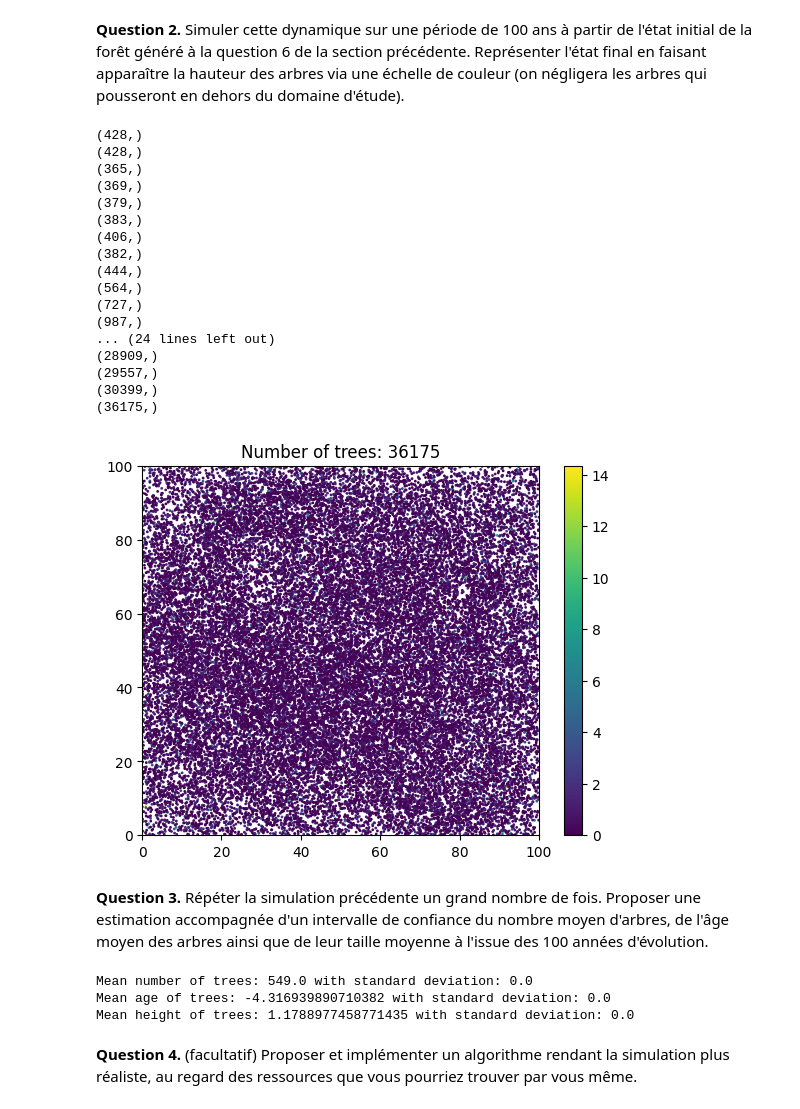
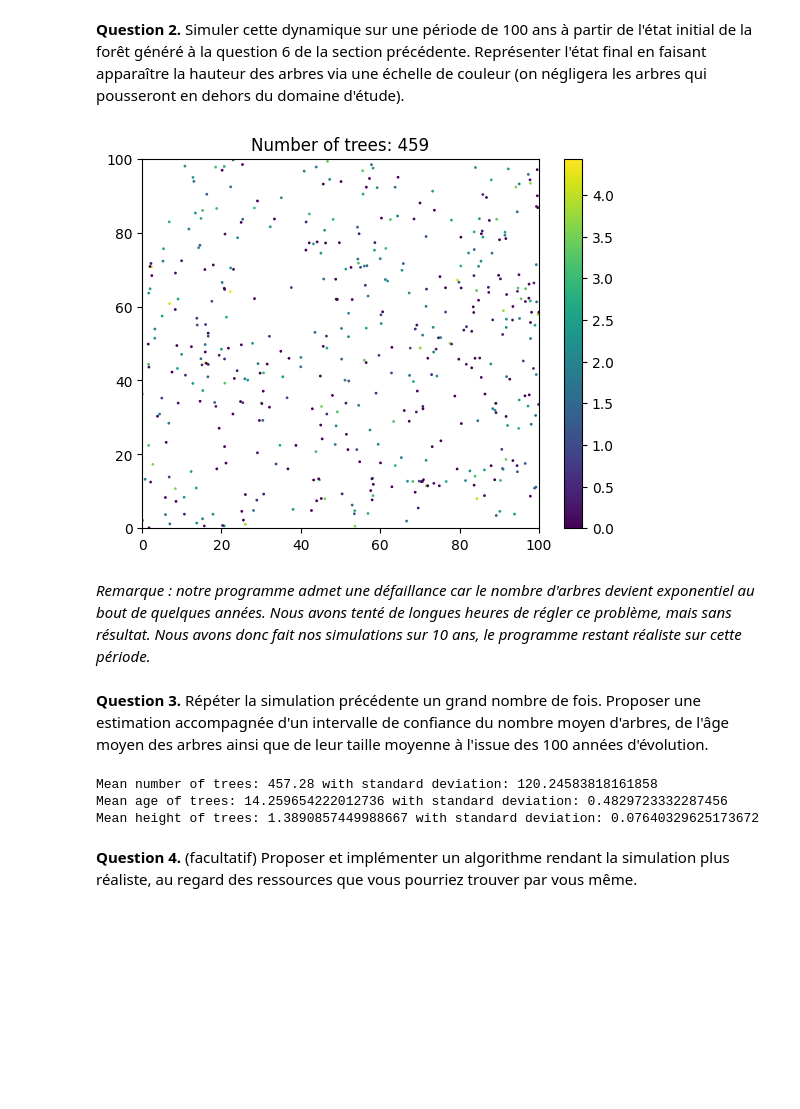
Before and after one commit to bonbonblond/Projet-info, a Jupyter notebook: Proba/Projet Probabilités.ipynb, the cells around one changed output. Cells and saved outputs as stored; diff of their text form; code cells hidden in the pictures; blank space fills up the shorter version.

```diff
--- a/Proba/Projet Probabilités.ipynb
+++ b/Proba/Projet Probabilités.ipynb
@@ -497,7 +497,6 @@ On suppose maintenant que dès qu'un arbre a dépassé les 3m de hauteur, il va
 ## Growth after one year
 def height_2(b, d):
     return np.random.exponential(1 / (4 + b / 2 + 2 * np.exp(-d)))
-
 
 ## Compute distance to closest tree
 def computeMinDist(X):
@@ -536,7 +535,7 @@ def simForest(nbyears, lam, param, pmax):
         d = computeMinDist(X)
 
         ## Add heights
-        h_new = np.array([h[i] + height_2(b, d[i]) for i in range(len(h))])
+        h_new = h + height_2(b, d)
 
         ## Decimate
         if b:
@@ -552,13 +551,14 @@ def simForest(nbyears, lam, param, pmax):
             break
 
         ## Find which trees have just reached 3m
+        mature = np.array([])
         mature = np.bool_(h > 3)
 
         ## Spawn new trees
         for tree in X[mature]:
             N = np.random.poisson(lam)
             # rayon exponentiel
-            new_trees_r = np.random.exponential(1/param, (N, 1))
+            new_trees_r = np.random.exponential(1 / param, (N, 1))
             # angle uniforme
             new_trees_theta = np.random.uniform(0, 2 * np.pi, (N, 1))
             # on convertit en coordonnées cartésiennes et on ajoute la position du parent
@@ -583,58 +583,40 @@ def simForest(nbyears, lam, param, pmax):
         h = h[delete]
         X = X[delete]
 
-        print(np.shape(h))
-
     return X, h
 # %%
 ## Intensity of the offsprings
 lam = 3
 
 ## Parameter of the radius
 param = 1 / 20
 
 ## Maximal probability of decimation
 pmax = 0.15
 
 ## Number of years
-nbyears = 40
+nbyears = 10
 
 ## Generate simulation
 X, h = simForest(nbyears, lam, param, pmax)
 
 ## Plot
 plt.scatter(X[:, 0], X[:, 1], c=h, s=1)
 plt.xlim(0, 100)
 plt.ylim(0, 100)
 plt.colorbar()
 plt.title("Number of trees: " + str(X.shape[0]))
 plt.show()
 # %% [output]
-(428,)
-(428,)
-(365,)
-(369,)
-(379,)
-(383,)
-(406,)
-(382,)
-(444,)
-(564,)
-(727,)
-(987,)
-... (24 lines left out)
-(28909,)
-(29557,)
-(30399,)
-(36175,)
-[figure, old version]
+[figure, new version]
+# %% [markdown]
+*Remarque : notre programme admet une défaillance car le nombre d'arbres devient exponentiel au bout de quelques années. Nous avons tenté de longues heures de régler ce problème, mais sans résultat. Nous avons donc fait nos simulations sur 10 ans, le programme restant réaliste sur cette période.*
 # %% [markdown]
 
 **Question 3.** Répéter la simulation précédente un grand nombre de fois. Proposer une estimation accompagnée d'un intervalle de confiance du nombre moyen d'arbres, de l'âge moyen des arbres ainsi que de leur taille moyenne à l'issue des 100 années d'évolution.
 # %%
 ## Number of simulations
-nbsim = 1
-# Un nombre élevé de simulations prend trop de temps pour que nous l'ayons lancé sur nos ordinateurs.
+nbsim = 100
 
 ## Generate simulations
 Nlist = []
@@ -652,9 +634,9 @@ print("Mean number of trees:", np.mean(Nlist), "with standard deviation:", np.st
 print("Mean age of trees:", np.mean(Agelist), "with standard deviation:", np.std(Agelist))
 print("Mean height of trees:", np.mean(hlist), "with standard deviation:", np.std(hlist))
 # %% [output]
-Mean number of trees: 549.0 with standard deviation: 0.0
-Mean age of trees: -4.316939890710382 with standard deviation: 0.0
-Mean height of trees: 1.1788977458771435 with standard deviation: 0.0
+Mean number of trees: 457.28 with standard deviation: 120.24583818161858
+Mean age of trees: 14.259654222012736 with standard deviation: 0.4829723332287456
+Mean height of trees: 1.3890857449988667 with standard deviation: 0.07640329625173672
 # %% [markdown]
 **Question 4.** (facultatif) Proposer et implémenter un algorithme rendant la simulation plus réaliste, au regard des ressources que vous pourriez trouver par vous même.
 # %% [markdown]
```
Also changed, not shown: parts of 4 cells of this notebook, 2 other files.
